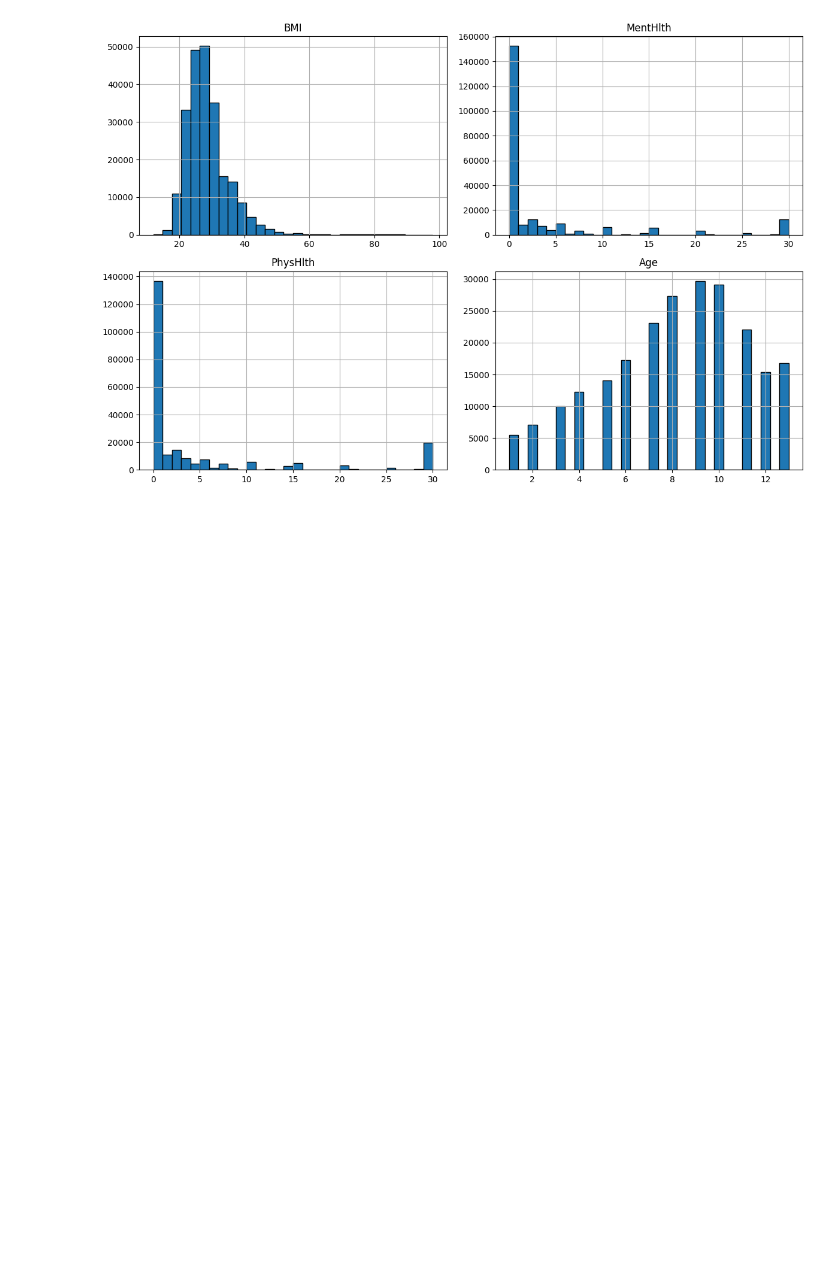
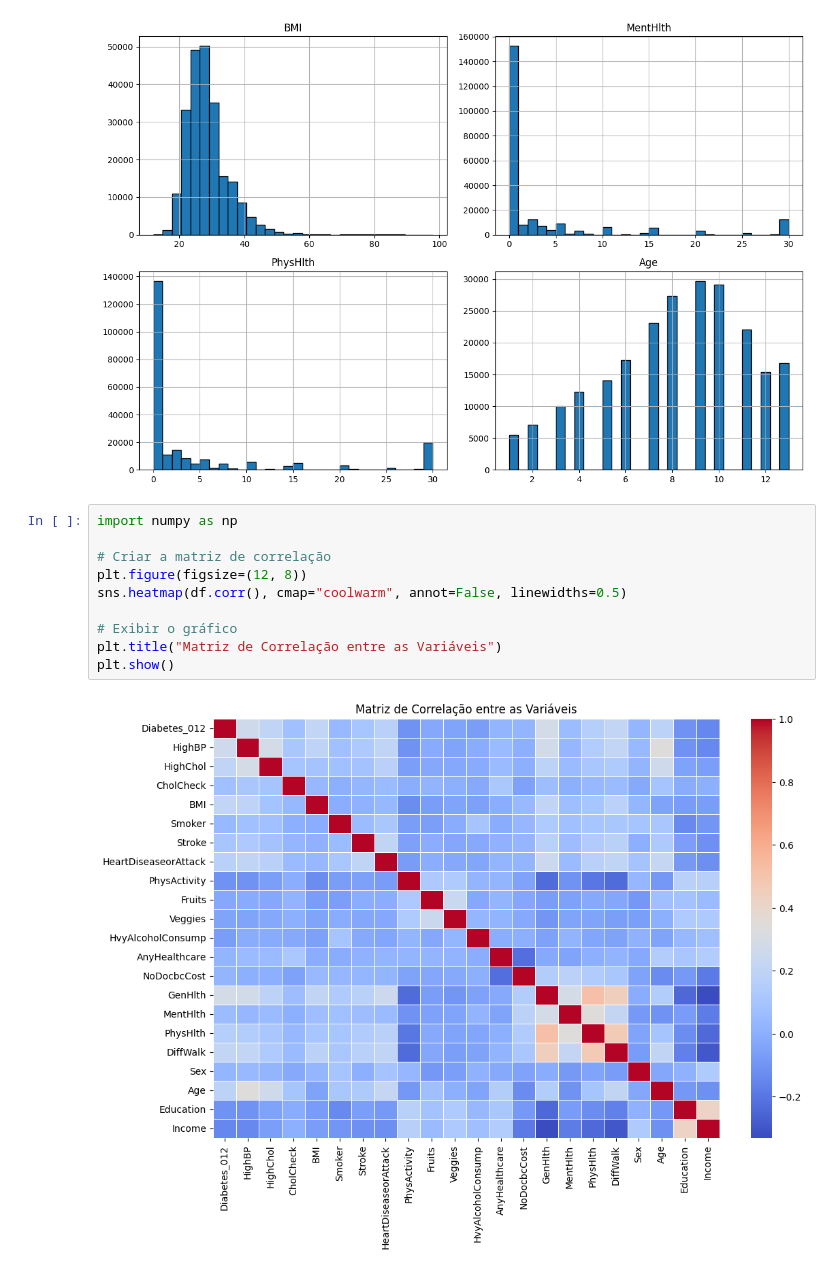
Before and after one commit to araujojv/Diabetes_Machine_learning, a Jupyter notebook: 03_Diabetes.ipynb, the cells around one changed output. Drawn from its saved outputs; the diff is of its cells as text; blank space fills up the shorter version.

Commit message:
feat - matriz correlação

```diff
--- a/03_Diabetes.ipynb
+++ b/03_Diabetes.ipynb
@@ -159,3 +159,15 @@ plt.show()
 # %% [output]
 <Figure size 1200x800 with 0 Axes>
 [figure]
+# %%
+import numpy as np
+
+# Criar a matriz de correlação
+plt.figure(figsize=(12, 8))
+sns.heatmap(df.corr(), cmap="coolwarm", annot=False, linewidths=0.5)
+
+# Exibir o gráfico
+plt.title("Matriz de Correlação entre as Variáveis")
+plt.show()
+# %% [output]
+[figure, added]
```
